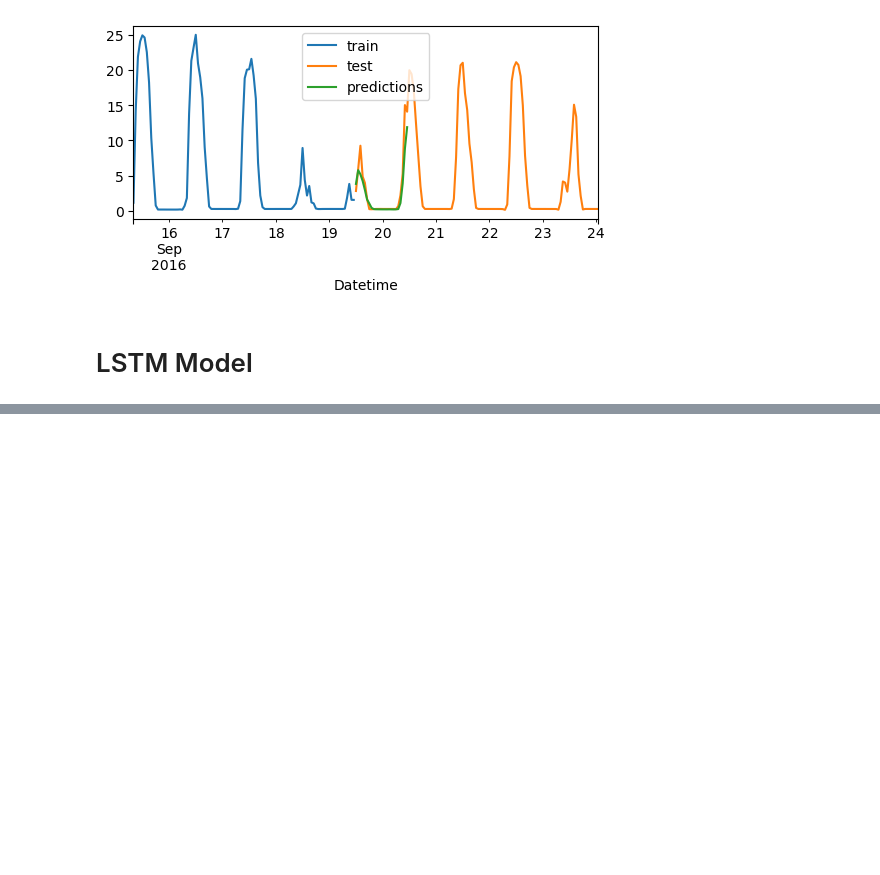
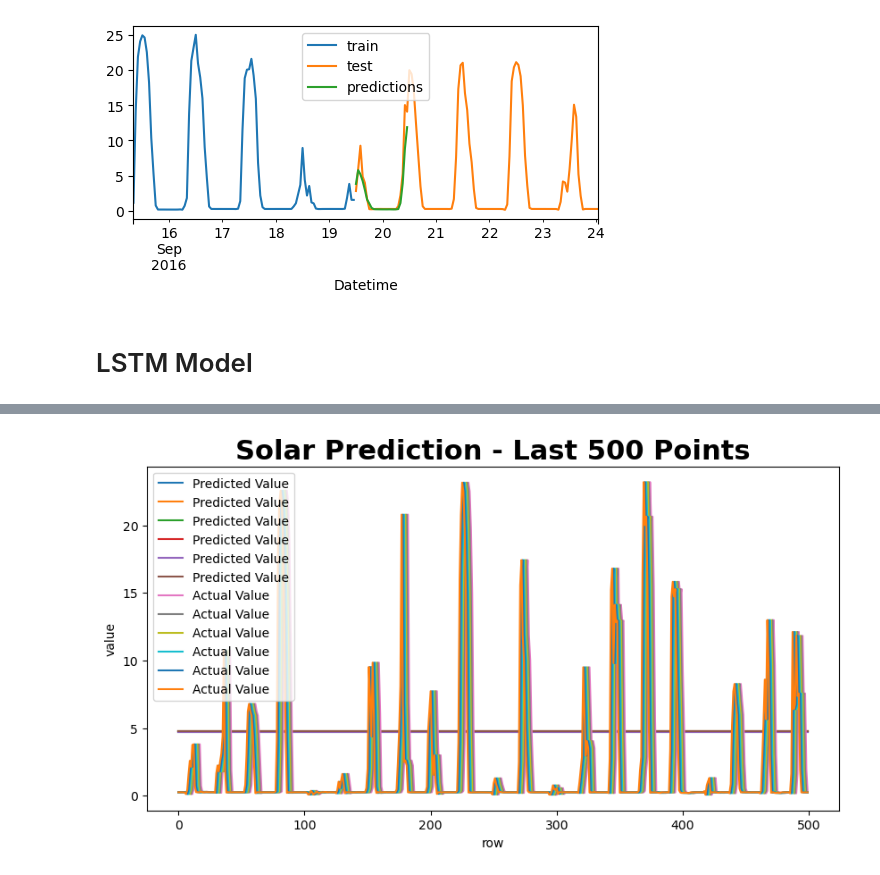
Before and after one commit to adshyam/SmartHome-IOT-devices---EDA-ARIMAs-and-LSTM, a Jupyter notebook: Solar Modeling.ipynb, the cells around one changed output, grey strips where cells are left out. Cells and saved outputs as stored; diff of their text form; code cells hidden in the pictures; blank space fills up the shorter version.

```diff
--- a/Solar Modeling.ipynb
+++ b/Solar Modeling.ipynb
@@ -151,0 +237,23 @@ Test error (MSE): 2.758874391187448
+# %%
+# Build the sequence of TEST data and labels for predictions
+test_seq = []
+test_lab = []
+
+# Create a Sequence List for TEST data (test_seq) and predictions (test_lab)
+for i in range(0,len(data_test)-seq_length-pred_steps):
+
+    # Build array of arrays
+    test_seq.append(data_test[features].iloc[i:i + seq_length].to_numpy())
+
+    # Calculate the start place for prediction (subtract 1 for zero-indexing)
+    pred_start = (i + seq_length + ph-1)
+
+    # Build array of predictions
+    test_lab.append(data_test['Solar'].iloc[pred_start:pred_start+pred_steps].to_numpy())
+
+# Convert lists to numpy arrays
+test_seq = np.array(test_seq, dtype=object).astype(np.float32)
+test_lab = np.array(test_lab, dtype=object).astype(np.float32)
+
+print('Test Sequences Shape: ', test_seq.shape)
+print('Test Labels Shape: ', test_lab.shape)
@@ -151,0 +311,8 @@ Test error (MSE): 2.758874391187448
+# %%
+# Build Base LSTM Model
+model = build_base_model(train_seq, train_lab)
+# %%
+#Test Prediction with model
+scores_test = model.evaluate(test_seq, test_lab, verbose=2)
+y_pred_test = model.predict(test_seq)
+y_true_test = test_lab
@@ -151,0 +322,14 @@ Test error (MSE): 2.758874391187448
+# %%
+
+# Plot the predicted data vs. the actual data
+# we will limit our plot to the first 200 predictions for better visualization
+fig_verify = plt.figure(figsize=(10, 5))
+plt.plot(y_pred_test[-500:], label = 'Predicted Value')
+plt.plot(y_true_test[-500:], label = 'Actual Value')
+plt.title('Solar Prediction - Last 500 Points', fontsize=22, fontweight='bold')
+plt.ylabel('value')
+plt.xlabel('row')
+plt.legend()
+plt.show()
+# %% [output]
+[figure, added]
```
Also changed, not shown: parts of 12 cells of this notebook.
